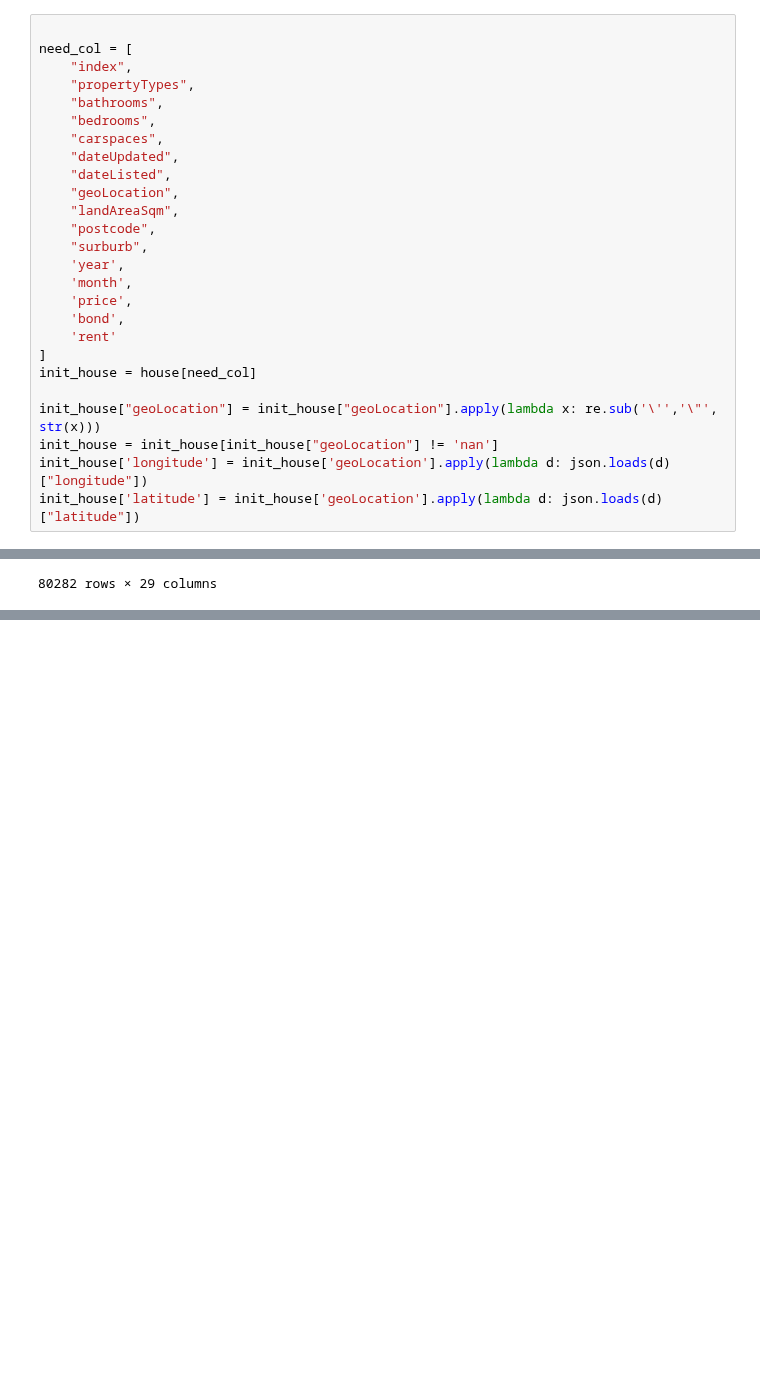
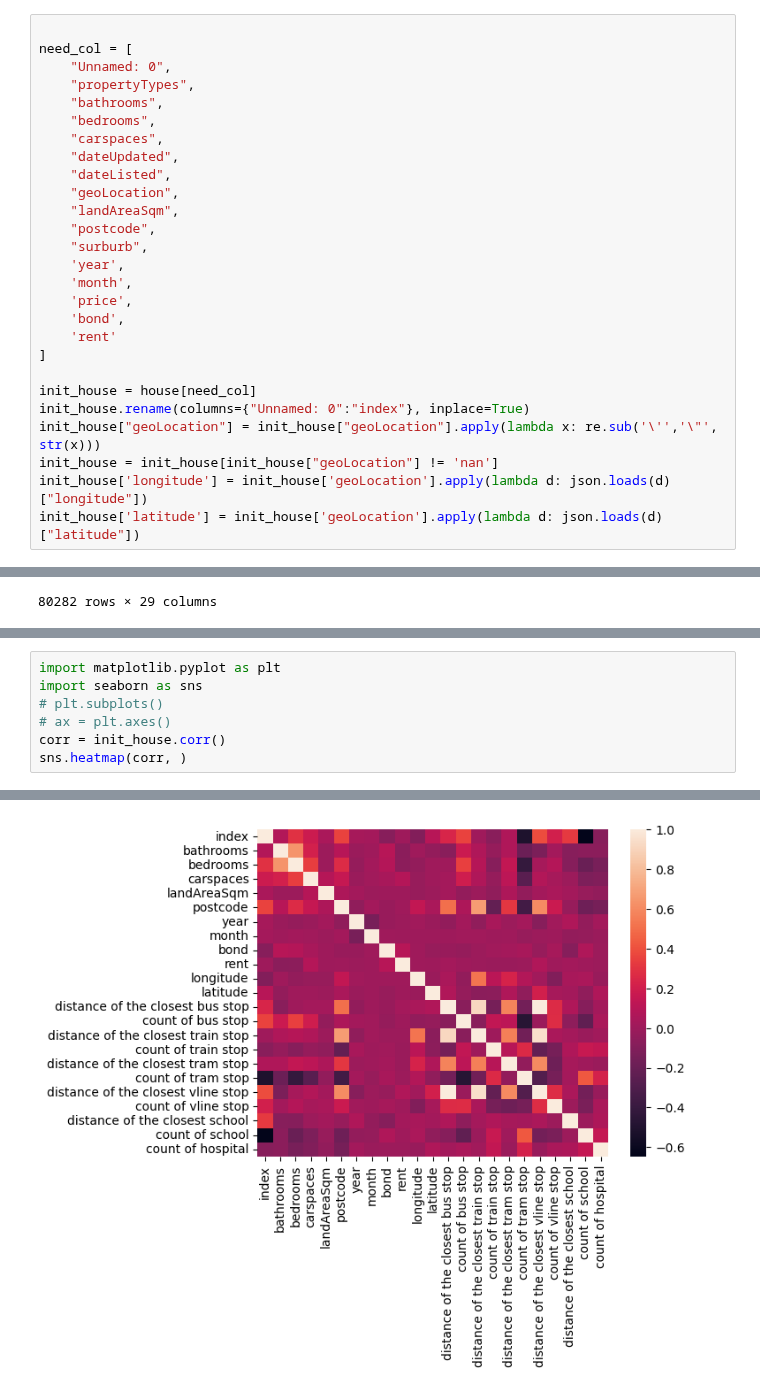
Before and after one commit to MAST30034-Applied-Data-Science/generic-real-estate-consulting-project-group-12, a Jupyter notebook: notebooks/merge.ipynb, the cells around one changed output, grey strips where cells are left out. Drawn from its saved outputs; the diff is of its cells as text; blank space fills up the shorter version.

Commit message:
add plot

```diff
--- a/notebooks/merge.ipynb
+++ b/notebooks/merge.ipynb
@@ -33,7 +33,7 @@ Index(['Unnamed: 0', 'propertyTypes', 'objective', 'addressParts',
 # %%
 
 need_col = [
-    "index",
+    "Unnamed: 0",
     "propertyTypes",
     "bathrooms",
     "bedrooms",
@@ -50,8 +50,9 @@ need_col = [
     'bond',
     'rent'
 ]
+
 init_house = house[need_col]
-
+init_house.rename(columns={"Unnamed: 0":"index"}, inplace=True)
 init_house["geoLocation"] = init_house["geoLocation"].apply(lambda x: re.sub('\'','\"', str(x)))
 init_house = init_house[init_house["geoLocation"] != 'nan']
 init_house['longitude'] = init_house['geoLocation'].apply(lambda d: json.loads(d)["longitude"])
@@ -185,0 +184,8 @@ header = pd.MultiIndex.from_product([['Earner','Median_age','Sum', 'median', 'me
+# %%
+import matplotlib.pyplot as plt
+import seaborn as sns
+# plt.subplots()
+# ax = plt.axes()
+corr = init_house.corr()
+sns.heatmap(corr, )
+# %% [output]
@@ -185,0 +193 @@ header = pd.MultiIndex.from_product([['Earner','Median_age','Sum', 'median', 'me
+[figure, added]
```
Also changed, not shown: parts of 5 cells of this notebook.
